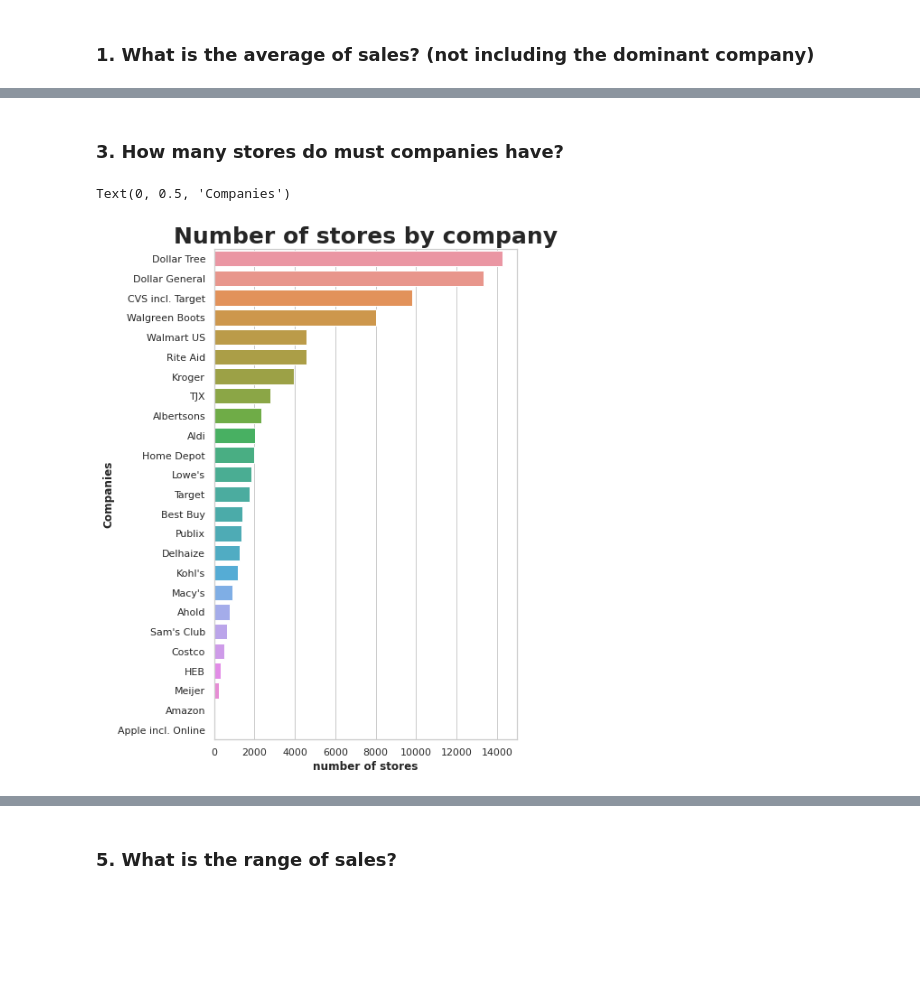
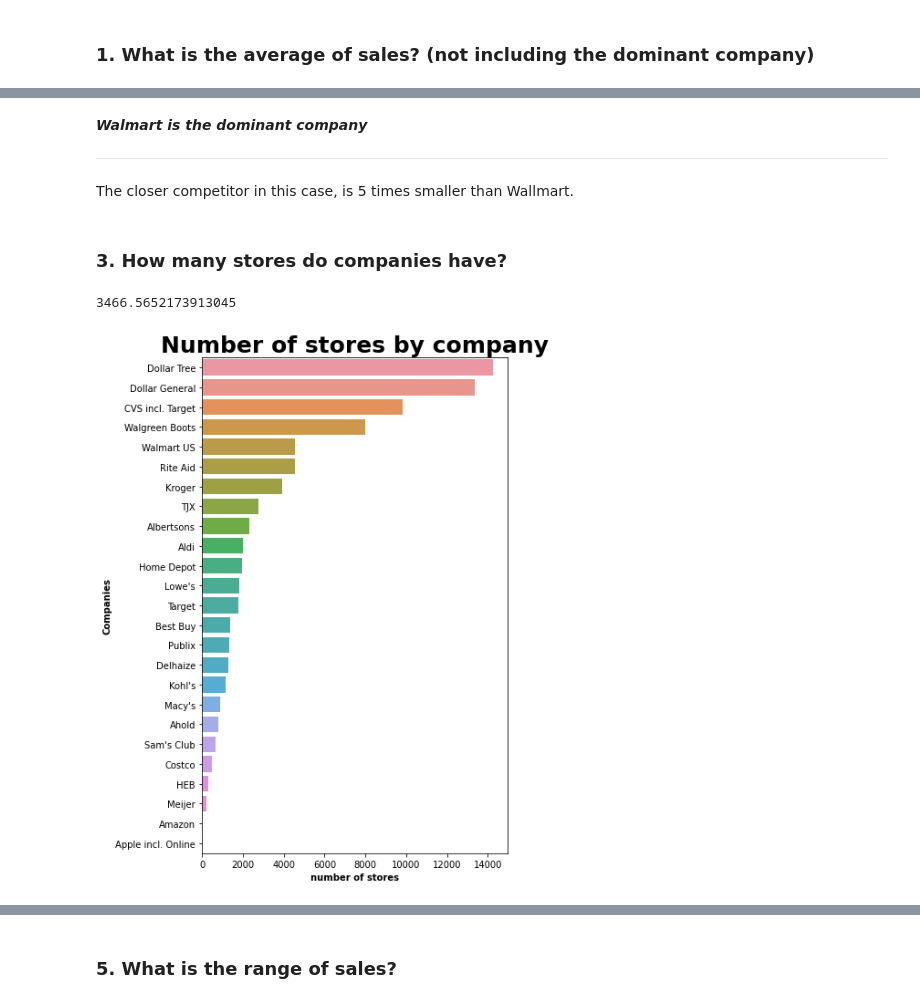
Before and after one commit to JeeremyC/Datacademy-Project, a Jupyter notebook: notebook.ipynb, the cells around one changed output, grey strips where cells are left out. Saved outputs shown, nothing was run; the diff lists cells and outputs as text; code cells hidden in the pictures; blank space fills up the shorter version.

```diff
--- a/notebook.ipynb
+++ b/notebook.ipynb
@@ -80,15 +94,22 @@ Text(0, 0.5, 'Companies')
+# %% [markdown]
+***Walmart is the dominant company***
+
+-------
+
+The closer competitor in this case, is 5 times smaller than Wallmart.
 # %% [markdown]
-### 3. How many stores do must companies have?
+### 3. How many stores do companies have?
 # %%
 physical = df[(df['Stores'] > 0)]
 
 df = df.sort_values('Stores', ascending=0)
 
 plt.subplots(figsize=(6,10))
 sns.barplot(x = physical['Stores'], y = df['Company'])
 plt.title('Number of stores by company', fontsize='25',fontweight='bold')
 plt.xlabel('number of stores', fontweight='bold')
 plt.ylabel('Companies', fontweight='bold')
+df['Stores'].mean()
 # %% [output]
-Text(0, 0.5, 'Companies')
+3466.5652173913045
-[figure, old version]
+[figure, new version]
```
Also changed, not shown: parts of 22 cells of this notebook, 2 other files.
